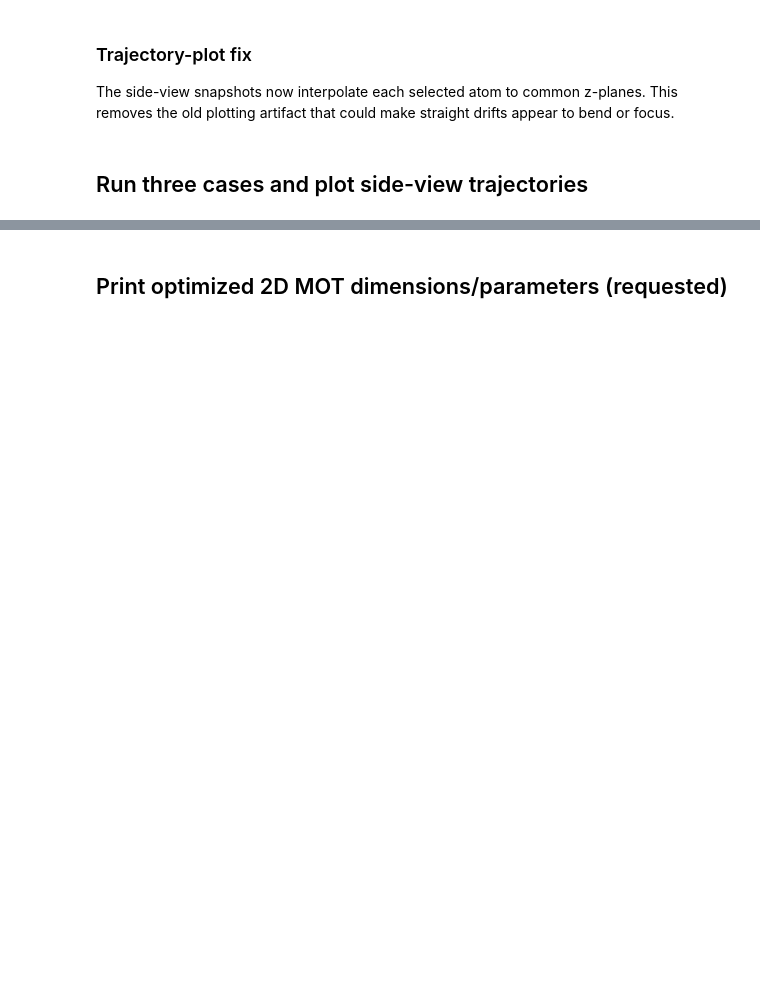
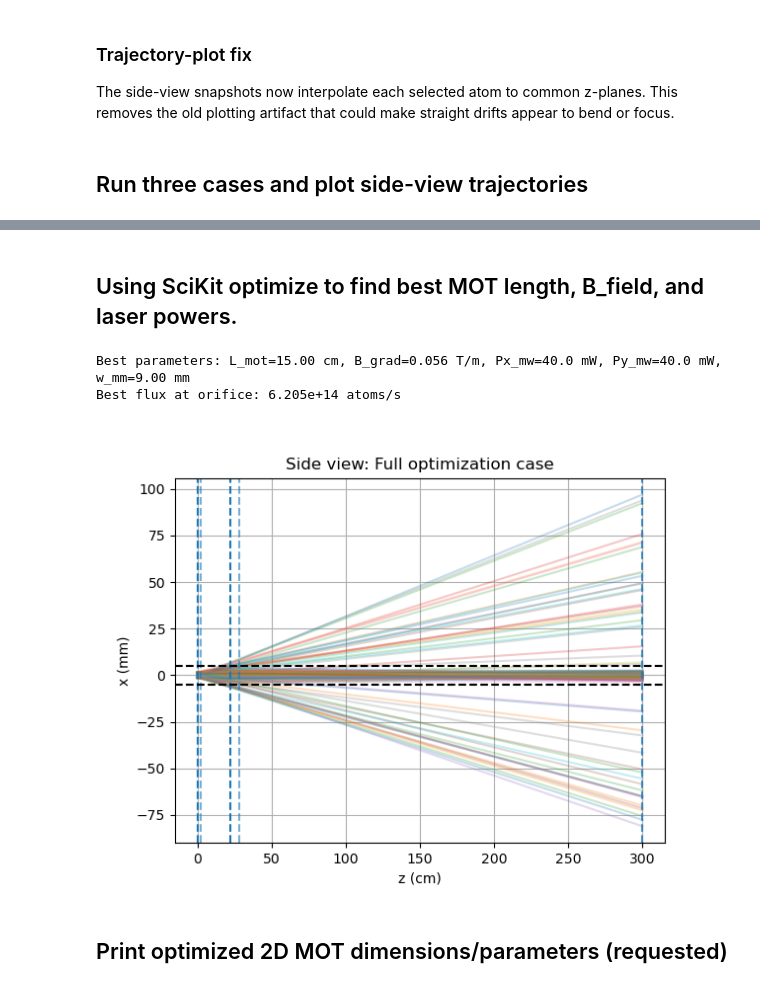
Before and after one commit to Pigg35/Lithium-6-Beamline, a Jupyter notebook: compact_li6_cooling_opt.ipynb, the cells around one changed output, grey strips where cells are left out. Saved outputs shown, nothing was run; the diff lists cells and outputs as text; code cells hidden in the pictures; blank space fills up the shorter version.

Commit message:
Improved MOT model and added SciKit optimization for MOT

```diff
--- a/compact_li6_cooling_opt.ipynb
+++ b/compact_li6_cooling_opt.ipynb
@@ -216,0 +286,2 @@ for i in range(3):
+# %% [markdown]
+## Using SciKit optimize to find best MOT length, B_field, and laser powers.
@@ -217,3 +319,34 @@ for i in range(3):
+# %%
+print(f"Best parameters: L_mot={best_length_cm:.2f} cm, "
+      f"B_grad={best_grad:.3f} T/m, "
+      f"Px_mw={best_Px_mw:.1f} mW, "
+      f"Py_mw={best_Py_mw:.1f} mW, "
+      f"w_mm={best_w_mm:.2f} mm")
+
+print(f"Best flux at orifice: {-best_flux:.3e} atoms/s")
+# %% [output]
+Best parameters: L_mot=15.00 cm, B_grad=0.056 T/m, Px_mw=40.0 mW, Py_mw=40.0 mW, w_mm=9.00 mm
+Best flux at orifice: 6.205e+14 atoms/s
+# %%
+# Rerunning to optimized parameters
+n_traj = 200
+
+full_opt_case = cool.propagate_system_with_beam(
+    beam=beam_exiting_tube,
+    cfg=replace(cfg, z_mot_end = cfg.z_mot_start + best_length_cm*1e-2, B_grad=best_grad,
+        Px_mW_mot=best_Px_mw, Py_mW_mot=best_Py_mw),
+    use_mot=True,
+    mirror_cooling=True,
+    mot_mode='mot_full',
+    record_traj=True,
+    n_traj=n_traj,
+    n_record_region=6,
+    orifice_reference="3 meters from tube exit"
+)
+
+cool.plot_sideview(full_opt_case, cfg, "Side view: Full optimization case")
+# %% [output]
+[figure, added]
 # %% [markdown]
 
 ## Print optimized 2D MOT dimensions/parameters (requested)
```
Also changed, not shown: parts of 13 cells of this notebook, 2 other files.
